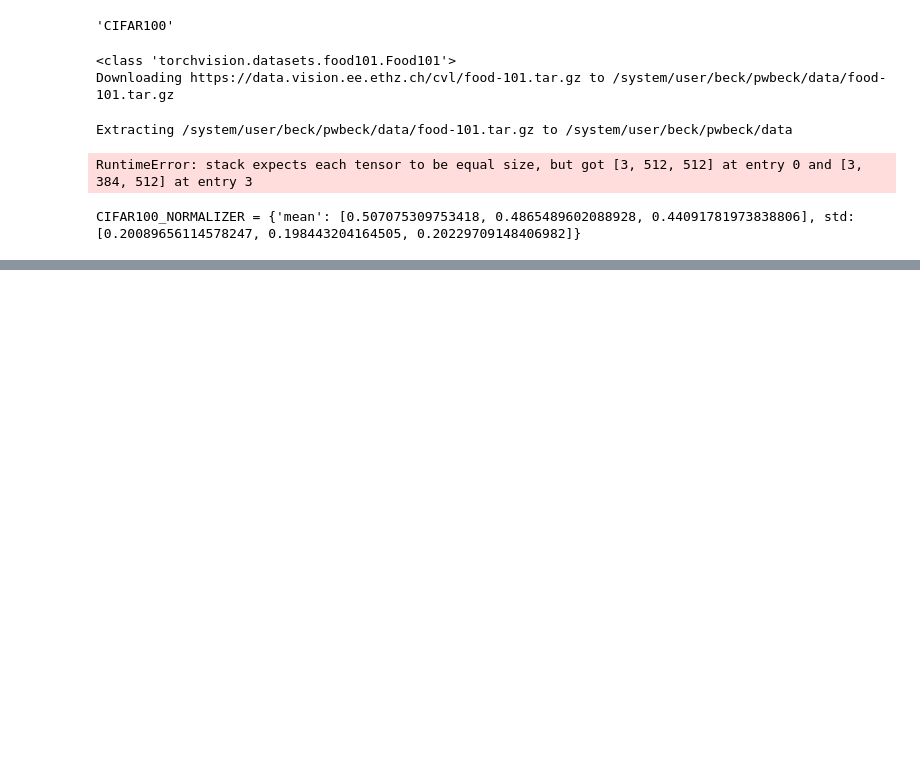
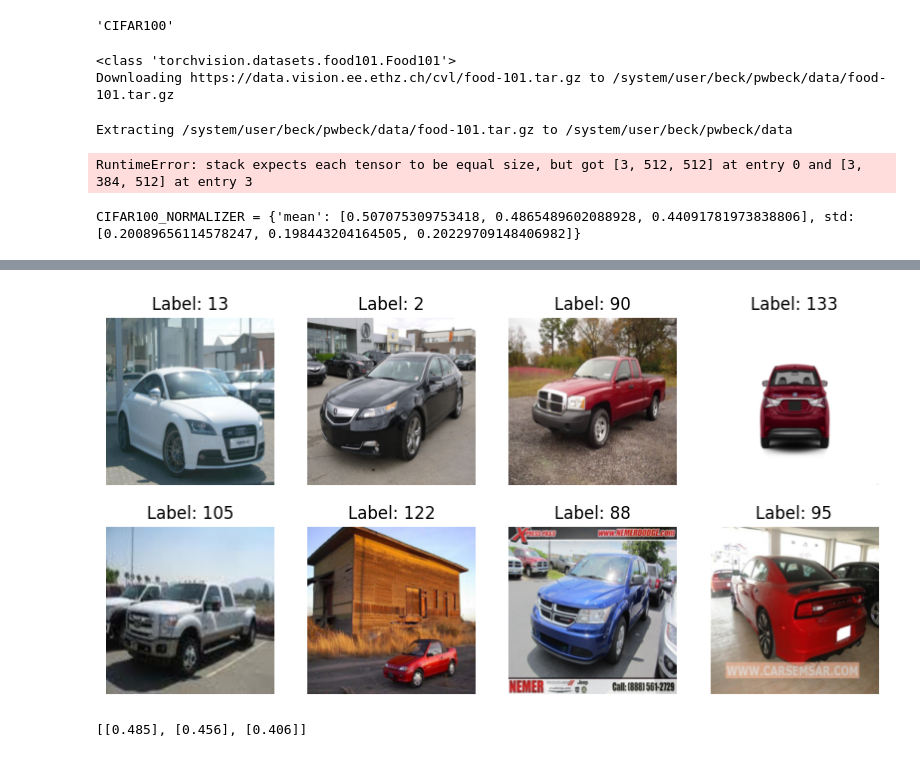
Before and after one commit to maximilianmbeck/tflearning, a Jupyter notebook: notebooks/torch_datasets.ipynb, the cells around one changed output, grey strips where cells are left out. Drawn from its saved outputs; the diff is of its cells as text; code cells hidden in the pictures; blank space fills up the shorter version.

```diff
--- a/notebooks/torch_datasets.ipynb
+++ b/notebooks/torch_datasets.ipynb
@@ -74,0 +67,11 @@ torch.Size([3, 480, 640])
+# %%
+ds2 = torchvision.datasets.StanfordCars(data_dir, split='train', download=True, transform=torchvision.transforms.Compose([torchvision.transforms.Resize((224, 224)), torchvision.transforms.ToTensor()]))
+# %%
+show_images(ds2, num_images=8)
+# %% [output]
+[figure, added]
+# %%
+import numpy as np
+np.array([0.485, 0.456, 0.406])[:,None].tolist()
+# %% [output]
+[[0.485], [0.456], [0.406]]
```
Also changed, not shown: parts of 5 cells of this notebook, 7 other files.
